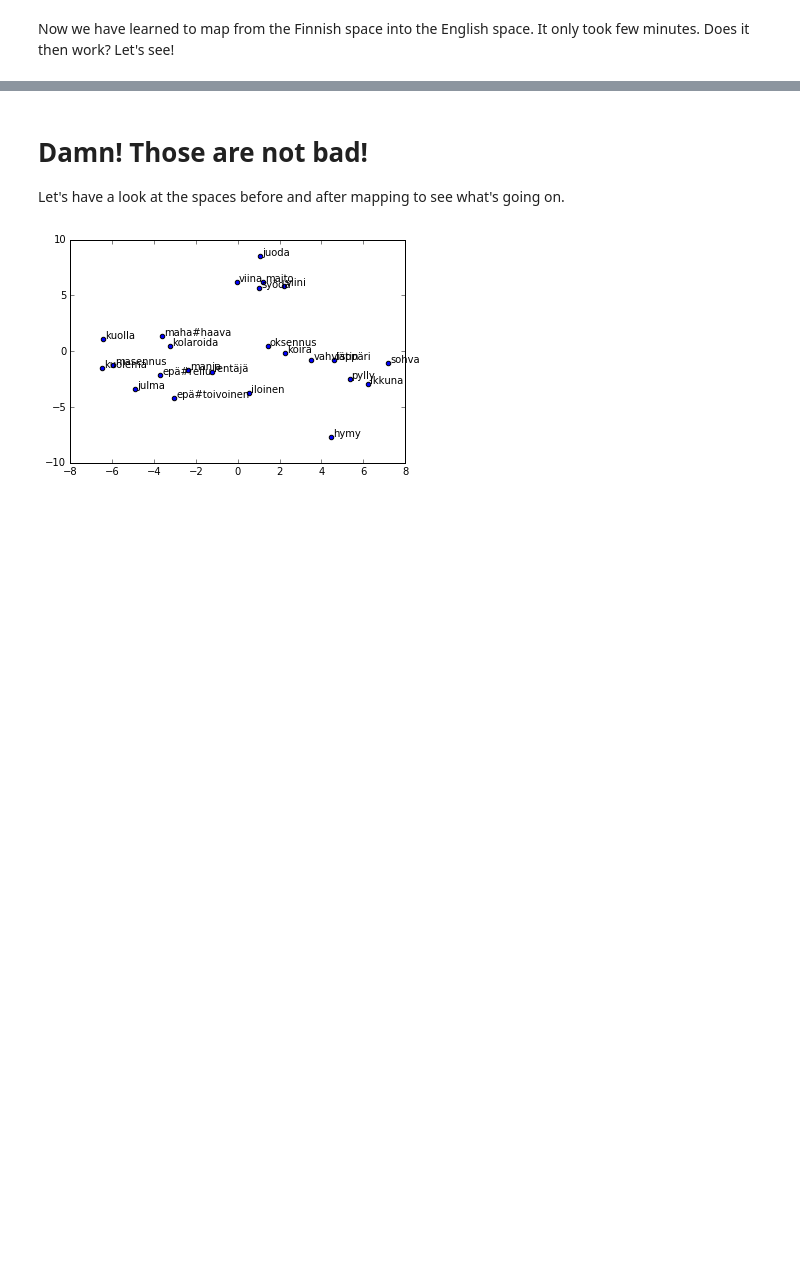
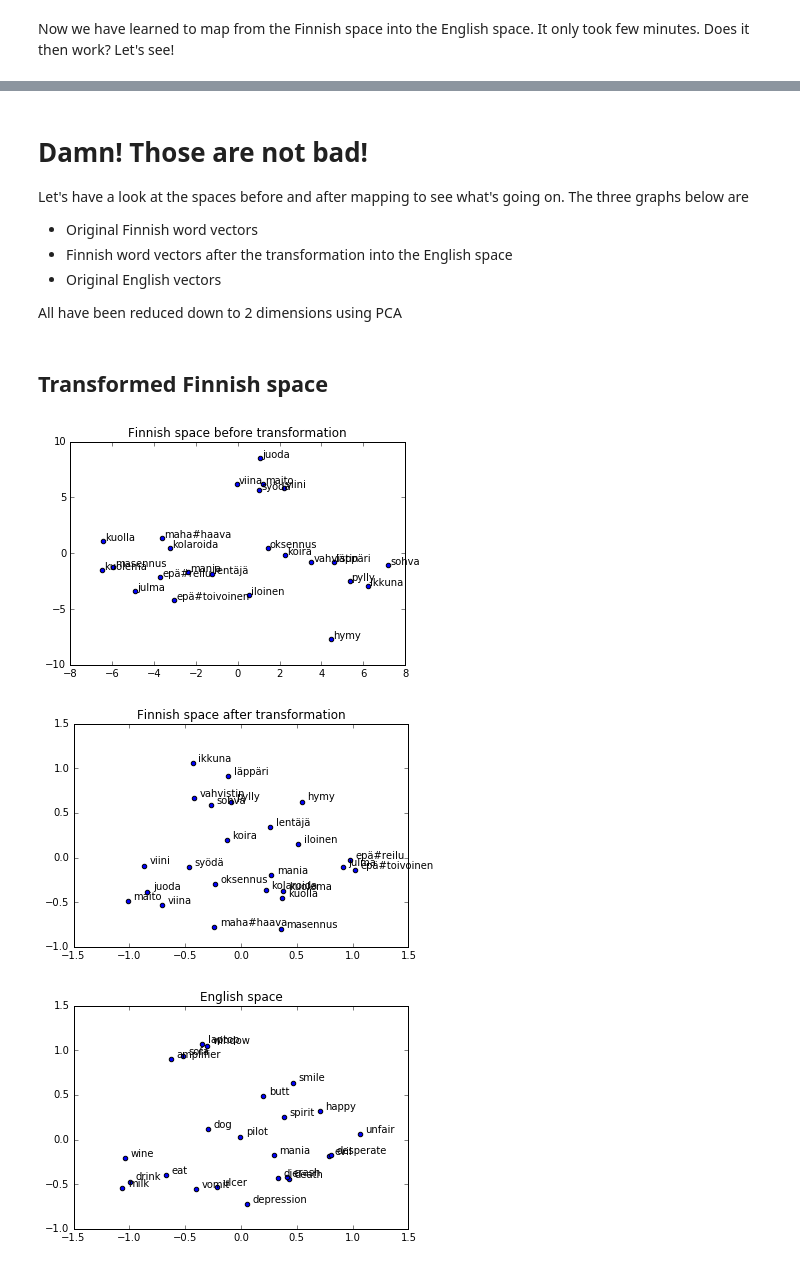
Before and after one commit to TurkuNLP/DigiHum16, a Jupyter notebook: lang2lang.ipynb, the cells around one changed output, grey strips where cells are left out. Cells and saved outputs as stored; diff of their text form; code cells hidden in the pictures; blank space fills up the shorter version.

```diff
--- a/lang2lang.ipynb
+++ b/lang2lang.ipynb
@@ -127,25 +127,63 @@ syödä --> munch, eating, devour, feed, gobble
 # %% [markdown]
 # Damn! Those are not bad!
 
-Let's have a look at the spaces before and after mapping to see what's going on.
+Let's have a look at the spaces before and after mapping to see what's going on. The three graphs below are
+
+* Original Finnish word vectors
+* Finnish word vectors after the transformation into the English space
+* Original English vectors
+
+All have been reduced down to 2 dimensions using PCA
+# %% [markdown]
+## Transformed Finnish space
 # %%
 %matplotlib inline
 import matplotlib.pyplot as plt
 import sklearn.decomposition
 
 words,word_indices=[],[]
 for w in finnish_lemmas.split(u","):
     x=finwv.get(w)
     if not x:
         continue
     words.append(w)
     word_indices.append(x)
 vectors=finwv.vectors[word_indices]
 #make them two-dimensional with PCA
 pca2=sklearn.decomposition.PCA(2)
 fin_vectors2d=pca2.fit_transform(vectors)
+plt.title(u"Finnish space before transformation")
 plt.scatter(fin_vectors2d[:,0],fin_vectors2d[:,1])
 for widx,w in enumerate(words):
     plt.annotate(s=w,xy=fin_vectors2d[widx],xytext=fin_vectors2d[widx]+(0.1,0.05))
+plt.show()
+
+transformed=model.predict(vectors)
+transformed2d=pca2.fit_transform(transformed)
+plt.title(u"Finnish space after transformation")
+plt.scatter(transformed2d[:,0],transformed2d[:,1])
+for widx,w in enumerate(words):
+    plt.annotate(s=w,xy=transformed2d[widx],xytext=transformed2d[widx]+(0.05,0.02))
+plt.show()
+
+english_lemmas=u"ulcer,evil,unfair,dog,wine,vomit,amplifier,laptop,window,death,butt,sofa,milk,\
+desperate,happy,pilot,crash,depression,mania,smile,spirit,die,drink,eat"
+words,word_indices=[],[]
+for w in english_lemmas.split(u","):
+    x=engwv.get(w)
+    if not x:
+        continue
+    words.append(w)
+    word_indices.append(x)
+vectors=engwv.vectors[word_indices]
+#make them two-dimensional with PCA
+eng_vectors2d=pca2.transform(vectors)
+plt.title(u"English space")
+plt.scatter(eng_vectors2d[:,0],eng_vectors2d[:,1])
+for widx,w in enumerate(words):
+    plt.annotate(s=w,xy=eng_vectors2d[widx],xytext=eng_vectors2d[widx]+(0.05,0.02))
+plt.show()
 # %% [output]
-[figure, old version]
+[figure, new version]
+[figure, added]
+[figure, added]
```
